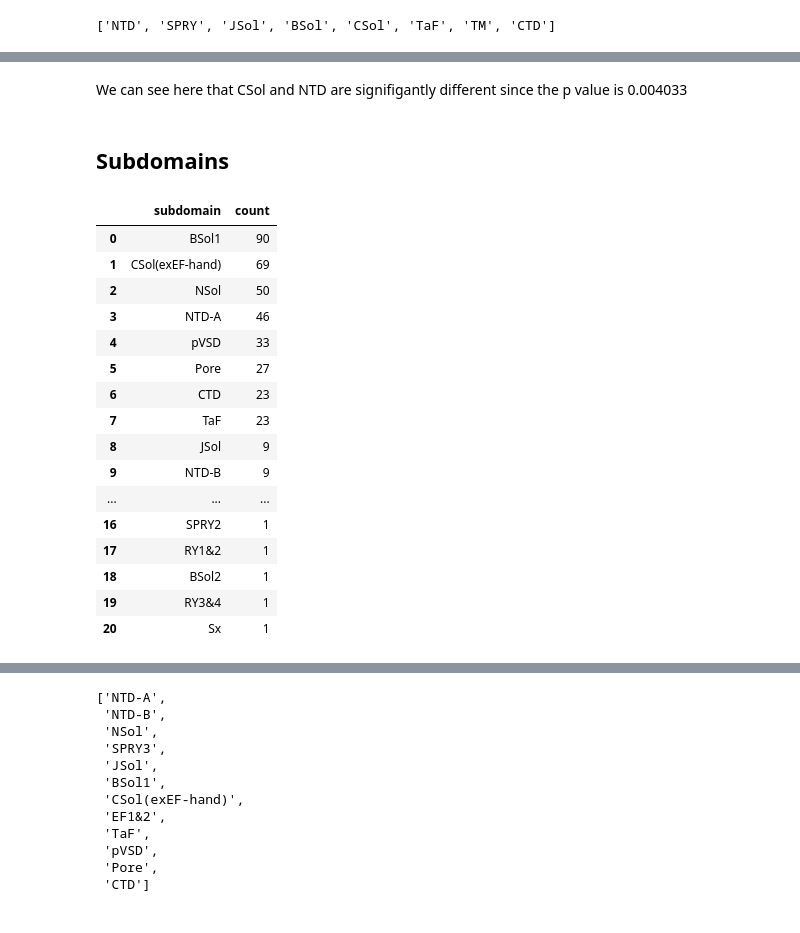
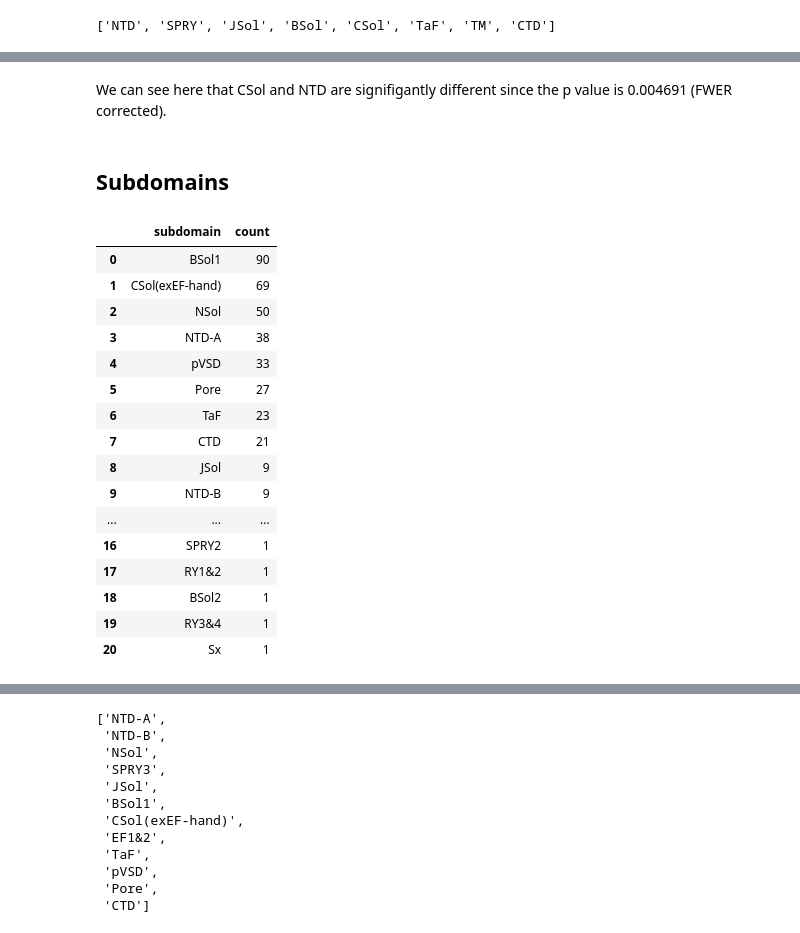
Before and after one commit to alexdaiii/cpvt_database_analysis, a Jupyter notebook: analysis/06_age_of_onsets.ipynb, the cells around one changed output, grey strips where cells are left out. Saved outputs shown, nothing was run; the diff lists cells and outputs as text; code cells hidden in the pictures.

Commit message:
rerun stats with better filters - no duplicate individual ids, no missense

```diff
--- a/analysis/06_age_of_onsets.ipynb
+++ b/analysis/06_age_of_onsets.ipynb
@@ -449,26 +488,32 @@ CSol vs NTD: 0.004033
 # %% [markdown]
-We can see here that CSol and NTD are signifigantly different since the p value is 0.004033
+We can see here that CSol and NTD are signifigantly different since the p value is 0.004691 (FWER corrected).
 # %% [markdown]
 ## Subdomains
 # %%
 filtered_sub_domain = \
     df_cpvt_analysis.dropna(subset=[AGE_OF_ONSET_COL, "subdomain"])[
-        ["individual_id", AGE_OF_ONSET_COL, "domain", "subdomain"]
+        ["individual_id", AGE_OF_ONSET_COL, "domain", "subdomain",
+         "protein_change_type"]
+    ]
+
+# only missense (at protein level)
+filtered_sub_domain = filtered_sub_domain[
+    filtered_sub_domain["protein_change_type"] == "Substitution"
     ]
 
 num_pat_per_sub_domain = filtered_sub_domain[
     "subdomain"].value_counts().reset_index()
 num_pat_per_sub_domain
 # %% [output]
 |  | subdomain | count |
 | 0 | BSol1 | 90 |
 | 1 | CSol(exEF-hand) | 69 |
 | 2 | NSol | 50 |
-| 3 | NTD-A | 46 |
+| 3 | NTD-A | 38 |
 | 4 | pVSD | 33 |
 | 5 | Pore | 27 |
-| 6 | CTD | 23 |
-| 7 | TaF | 23 |
+| 6 | TaF | 23 |
+| 7 | CTD | 21 |
 | 8 | JSol | 9 |
 | 9 | NTD-B | 9 |
 | ... | ... | ... |
```
Also changed, not shown: parts of 20 cells of this notebook, 3 other files.
